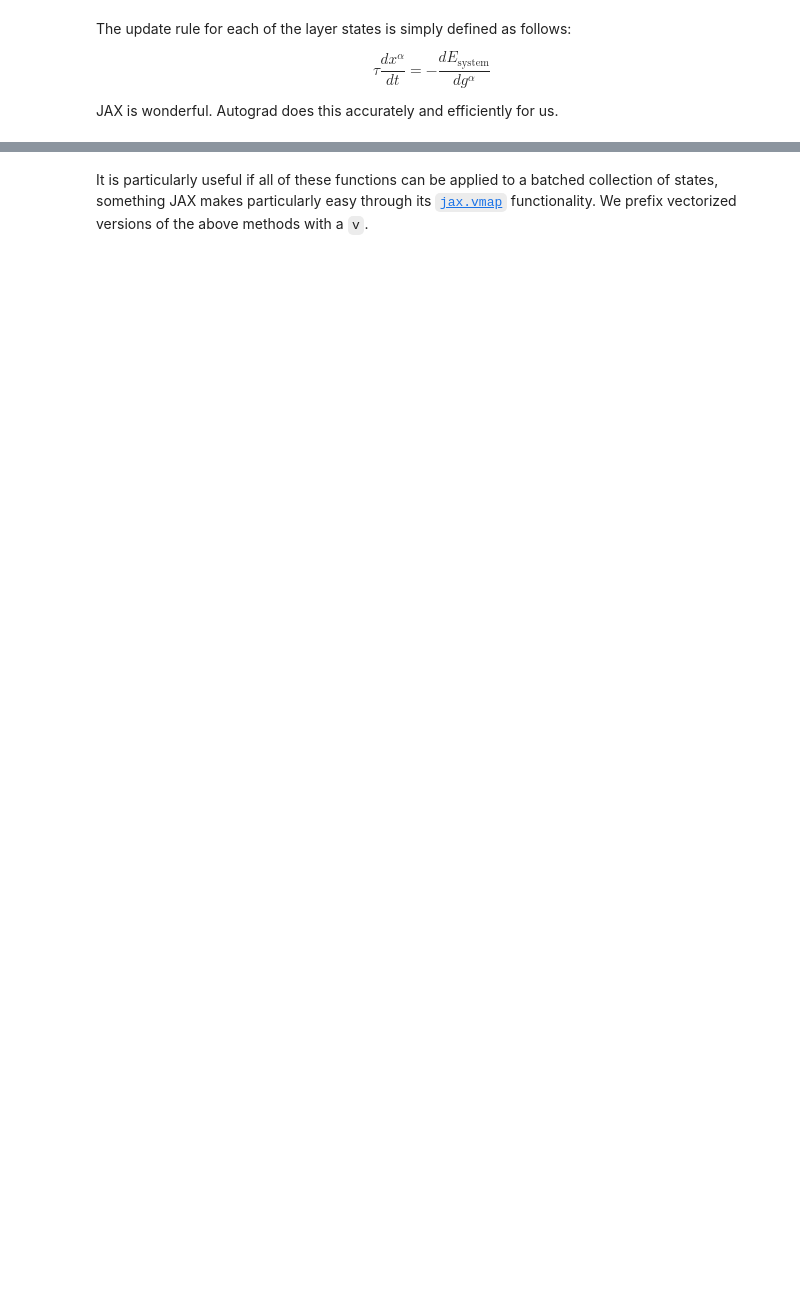
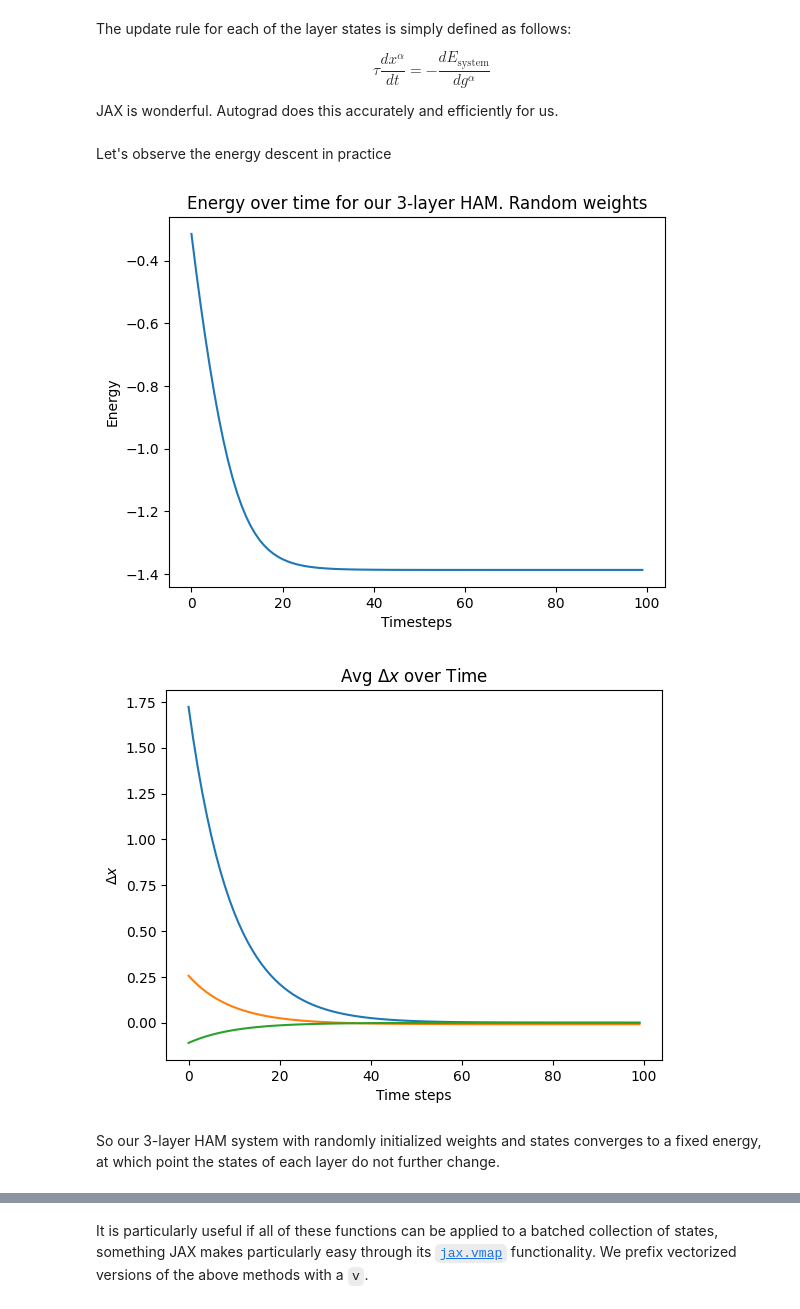
Before and after one commit to bhoov/hamux, a Jupyter notebook: nbs/03_ham.ipynb, the cells around one changed output, grey strips where cells are left out. Drawn from its saved outputs; the diff is of its cells as text; code cells hidden in the pictures; blank space fills up the shorter version.

```diff
--- a/nbs/03_ham.ipynb
+++ b/nbs/03_ham.ipynb
@@ -188,4 +207,49 @@ def updates(self:HAM,
             xs:jnp.ndarray): # Collection of states for each layer
     """The negative of our dEdg, computing the update direction each layer should descend"""
     return jtu.tree_map(lambda dg: -dg, self.dEdg(xs))
+# %% [markdown]
+Let's observe the energy descent in practice
+# %%
+@jax.jit
+def step(ham, xs, dt):
+    energy = ham.energy(xs)
+    updates = ham.updates(xs)
+    alphas = [dt / tau for tau in ham.layer_taus]
+    next_states = jtu.tree_map(lambda x, u, alpha: x + alpha*u, xs, updates, alphas)
+    return energy, next_states
+
+energies = []
+allx = []
+x = ham.init_states(rng=jax.random.PRNGKey(5))
+for i in range(100):
+    energy, x = step(ham, x, 0.1)
+    energies.append(energy)
+    allx.append(x)
+# %%
+#| code-fold: true
+fig, ax = plt.subplots(1)
+# ax = axs[0]
+ax.plot(np.stack(energies))
+ax.set_ylabel("Energy")
+ax.set_xlabel("Timesteps")
+ax.set_title("Energy over time for our 3-layer HAM. Random weights")
+plt.show(fig)
+
+x0diffs = jnp.diff(jnp.stack([x[0] for x in allx])).mean(-1)
+x1diffs = jnp.diff(jnp.stack([x[1] for x in allx])).mean(-1)
+x2diffs = jnp.diff(jnp.stack([x[2] for x in allx])).mean(-1)
+# ax = axs[1]
+fig2, ax = plt.subplots(1)
+ax.plot(np.stack([x0diffs, x1diffs, x2diffs], axis=-1))
+ax.set_title("Avg $\Delta x$ over Time")
+ax.set_xlabel("Time steps")
+ax.set_ylabel("$\Delta x$")
+
+plt.show(fig)
+plt.show(fig2)
+# %% [output]
+[figure, added]
+[figure, added]
+# %% [markdown]
+So our 3-layer HAM system with randomly initialized weights and states converges to a fixed energy, at which point the states of each layer do not further change.
 # %% [markdown]
```
Also changed, not shown: parts of 31 cells of this notebook, 9 other files.
